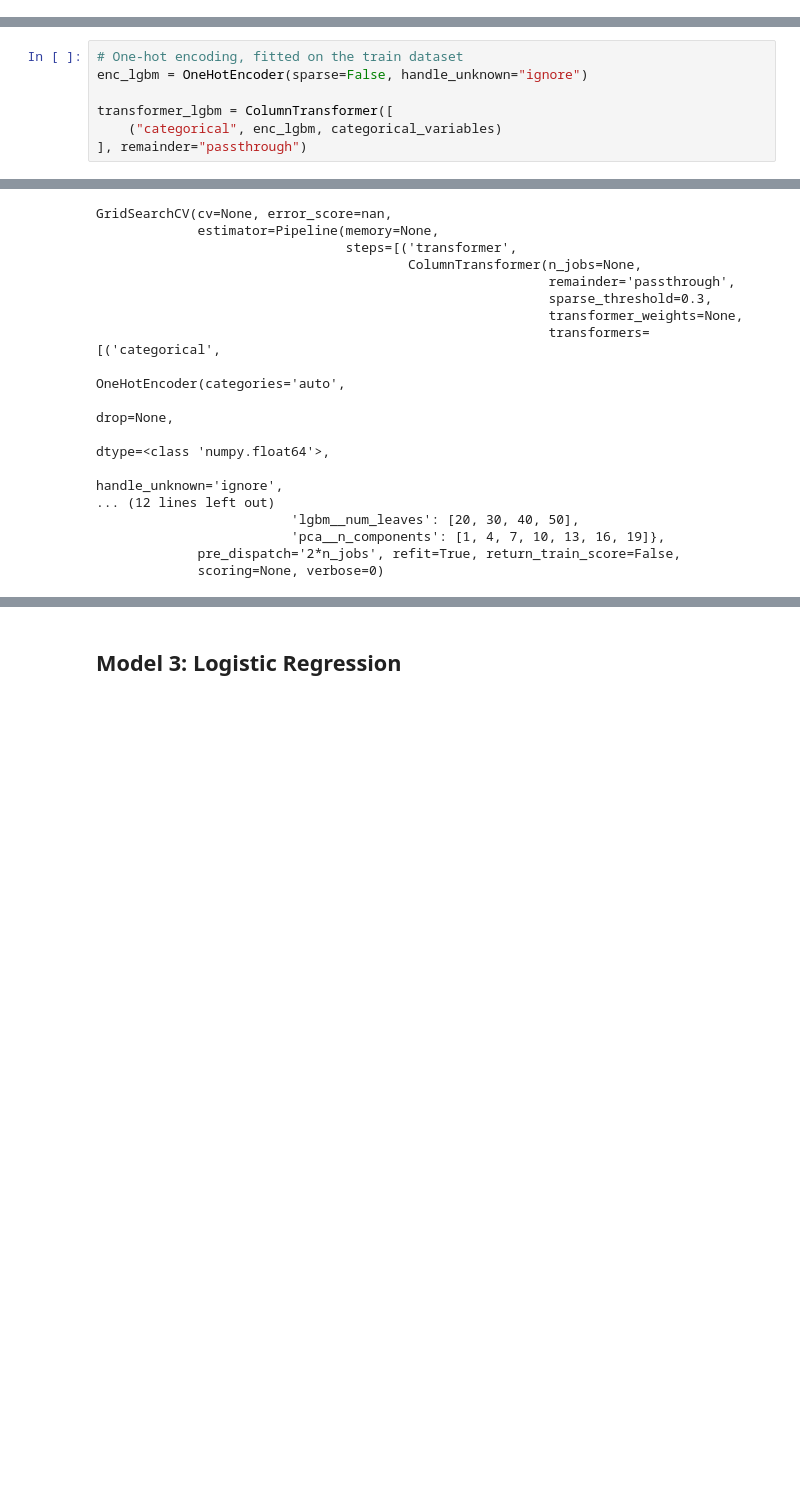
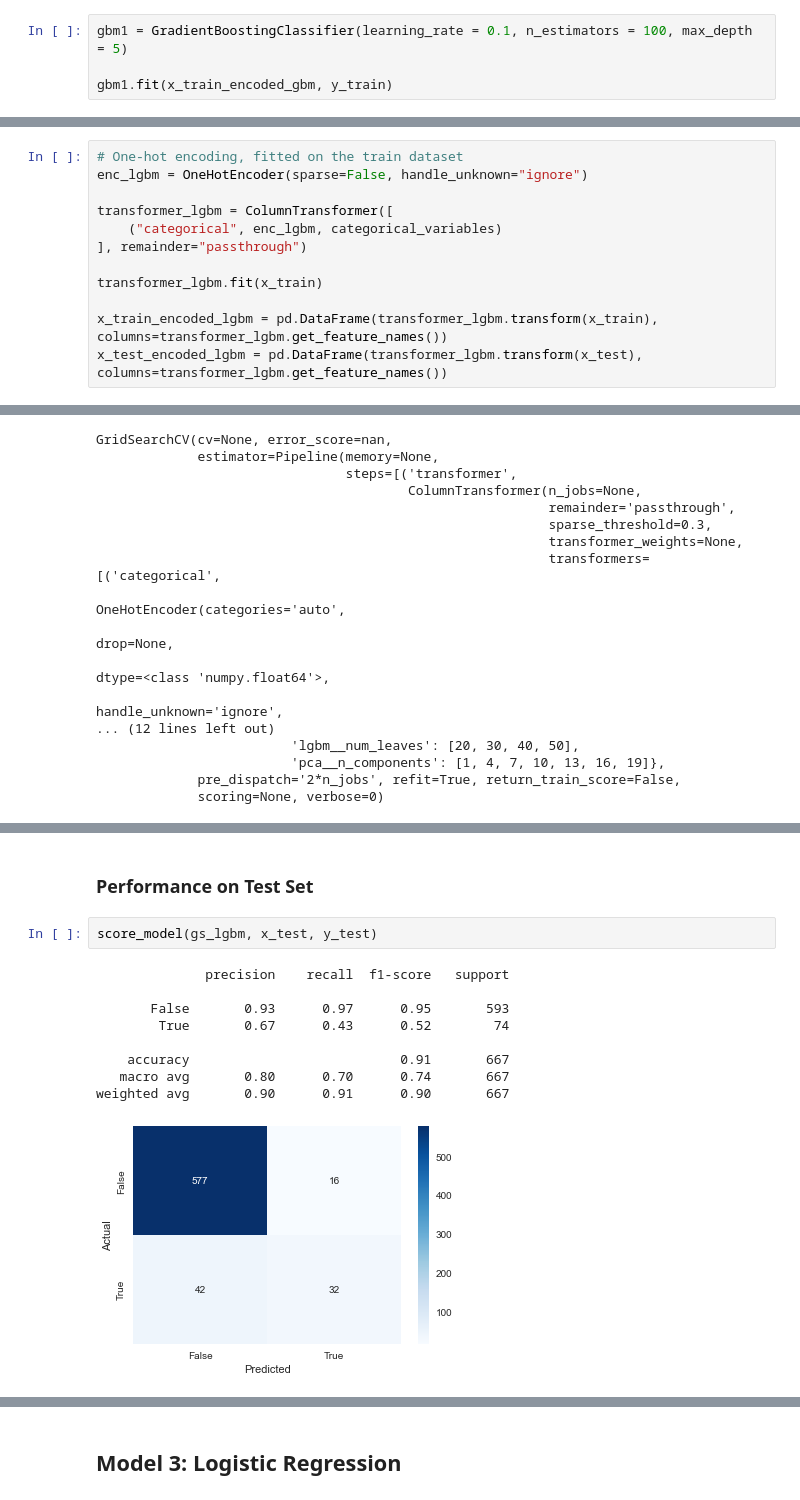
Before and after one commit to mevin-singh/Portfolio-Projects, a Jupyter notebook: Python/Customer Churn Prediction/churn_prediction.ipynb, the cells around one changed output, grey strips where cells are left out. Cells and saved outputs as stored; diff of their text form; blank space fills up the shorter version.

```diff
--- a/Python/Customer Churn Prediction/churn_prediction.ipynb
+++ b/Python/Customer Churn Prediction/churn_prediction.ipynb
@@ -292,0 +307,4 @@ Top 5 hyperparams combinations by mean_test_score:
+# %%
+gbm1 = GradientBoostingClassifier(learning_rate = 0.1, n_estimators = 100, max_depth = 5)
+
+gbm1.fit(x_train_encoded_gbm, y_train)
@@ -301,6 +330,11 @@ enc_lgbm = OneHotEncoder(sparse=False, handle_unknown="ignore")
 transformer_lgbm = ColumnTransformer([
     ("categorical", enc_lgbm, categorical_variables)
 ], remainder="passthrough")
+
+transformer_lgbm.fit(x_train)
+
+x_train_encoded_lgbm = pd.DataFrame(transformer_lgbm.transform(x_train), columns=transformer_lgbm.get_feature_names())
+x_test_encoded_lgbm = pd.DataFrame(transformer_lgbm.transform(x_test), columns=transformer_lgbm.get_feature_names())
 # %% [markdown]
 ### Pipeline
 # %%
@@ -375,3 +409,17 @@ Top 5 hyperparams combinations by mean_test_score:
 | 3 | 0.902095 | 30 | 35 | 100 | ... |
 | 4 | 0.899850 | 50 | 15 | 200 | ... |
 | 5 | 0.899474 | 30 | 15 | 100 | ... |
+# %% [markdown]
+### Performance on Test Set
+# %%
+score_model(gs_lgbm, x_test, y_test)
+# %% [output]
+              precision    recall  f1-score   support
+
+       False       0.93      0.97      0.95       593
+        True       0.67      0.43      0.52        74
+
+    accuracy                           0.91       667
+   macro avg       0.80      0.70      0.74       667
+weighted avg       0.90      0.91      0.90       667
+[figure, added]
```
Also changed, not shown: parts of 14 cells of this notebook.
